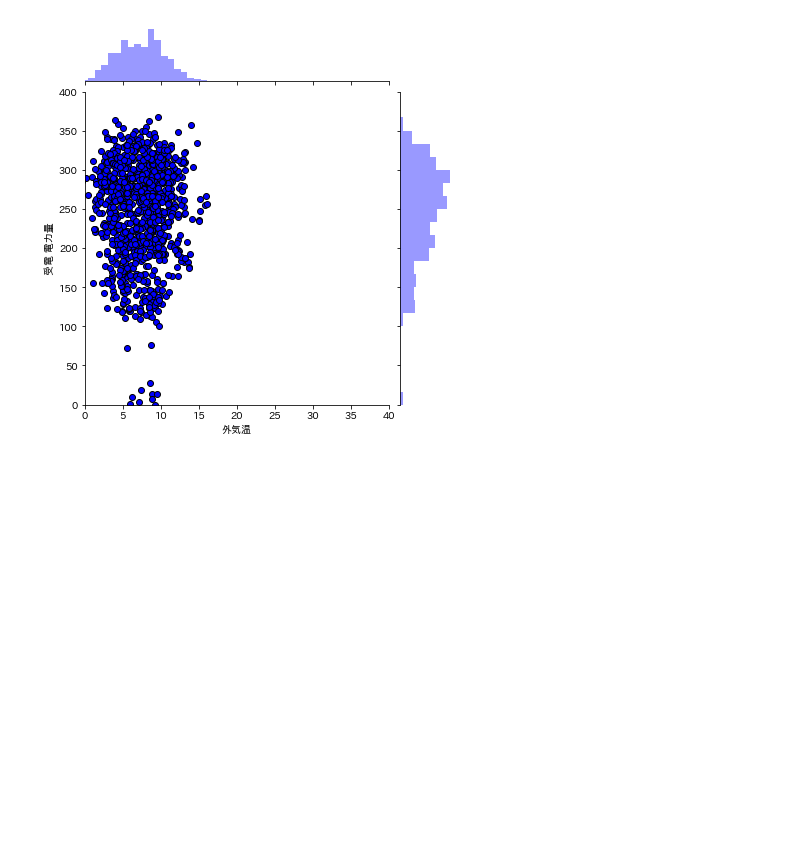
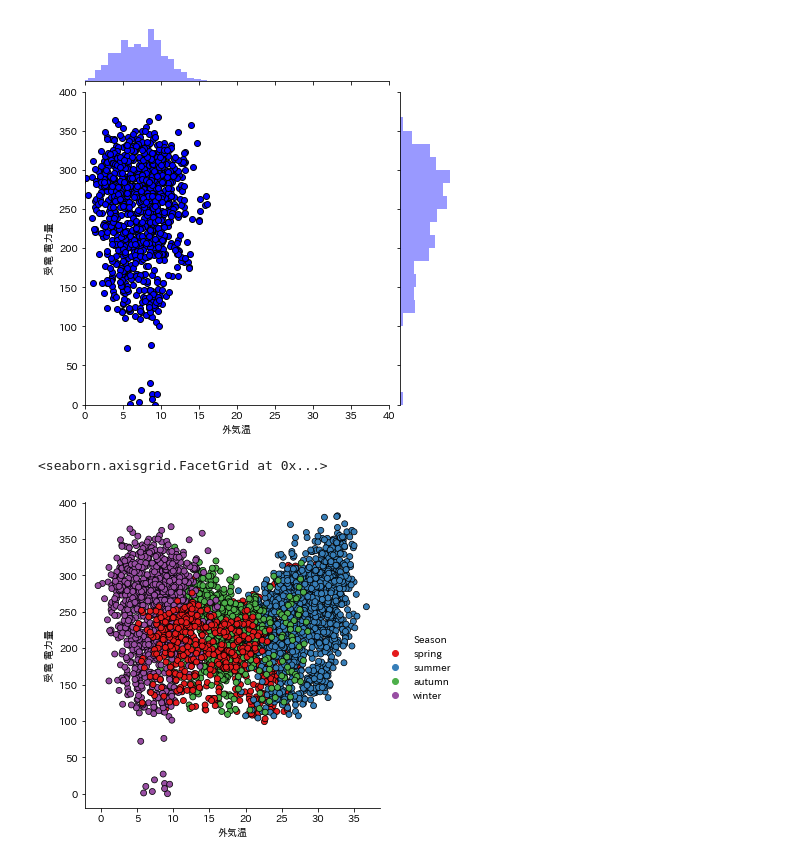
Before and after one commit to snuow/Visualization_for_EnergyDataAnalysis, a Jupyter notebook: Visualization_EnergyConsumption.ipynb, the cells around one changed output. Saved outputs shown, nothing was run; the diff lists cells and outputs as text; code cells hidden in the pictures; blank space fills up the shorter version.

Commit message:
add energycomsumption relplot

```diff
--- a/Visualization_EnergyConsumption.ipynb
+++ b/Visualization_EnergyConsumption.ipynb
@@ -277,3 +277,28 @@ sns.jointplot(x = '外気温',# x軸の値を文字列で指定（データフ
 <seaborn.axisgrid.JointGrid at 0x...>
 [figure]
 [figure]
+# %%
+# Dataframeに夏と冬の属性を加える
+#vis_dfにSeason列を追加して、それぞれ季節ごとのグラフにする。
+"""
+[(vis_df.index.month >= 3 ) & (vis_df.index.month <= 5 ),'Season'] ='spring': 3月から5月まではspringにする。
+[(vis_df.index.month >= 12 ) | (vis_df.index.month <= 2 ),'Season'] ='winter'：年をまたぐので12月以上もしくは2月未満の月は冬と指定
+"""
+vis_df['Season'] = pd.Series()
+vis_df.loc[(vis_df.index.month >= 3 ) & (vis_df.index.month <= 5 ),'Season'] ='spring'
+vis_df.loc[(vis_df.index.month >= 6 ) & (vis_df.index.month <= 9 ),'Season'] ='summer'
+vis_df.loc[(vis_df.index.month >= 10 ) & (vis_df.index.month <= 11 ),'Season'] ='autumn'
+vis_df.loc[(vis_df.index.month >= 12 ) | (vis_df.index.month <= 2 ),'Season'] ='winter'
+
+sns.relplot(x = '外気温',# x軸の値を文字列で指定（データフレーム内のカラム名）
+            y = '受電 電力量',# y軸の値を文字列で指定（データフレーム内のカラム名）
+            # [(vis_df.index.hour >= 8) & (vis_df.index.hour <= 18)] : 8時から18時までのデータを使用
+            data=vis_df[(vis_df.index.hour >= 8) & (vis_df.index.hour <= 18)],
+            kind='scatter',# グラフ種類を文字列で指定
+            palette='Set1', # plot群の色を指定
+            edgecolor='black', # plotの枠線の色を指定
+            hue='Season', #Season列のデータごとにplotを色分け
+             )
+# %% [output]
+<seaborn.axisgrid.FacetGrid at 0x...>
+[figure, added]
```
Also changed, not shown: parts of 2 cells of this notebook.
